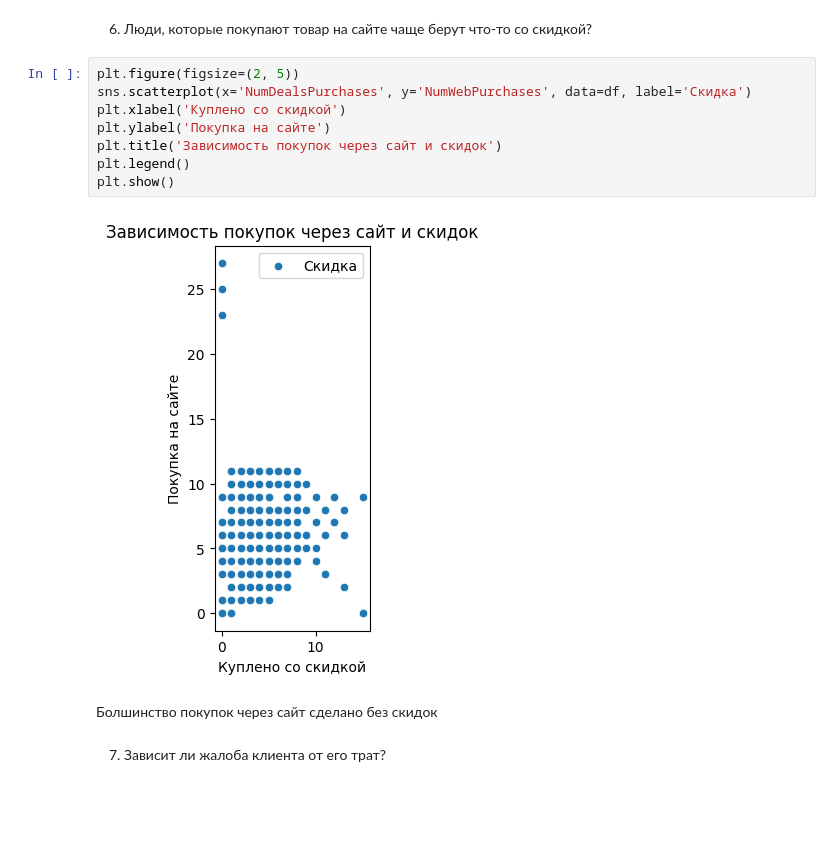
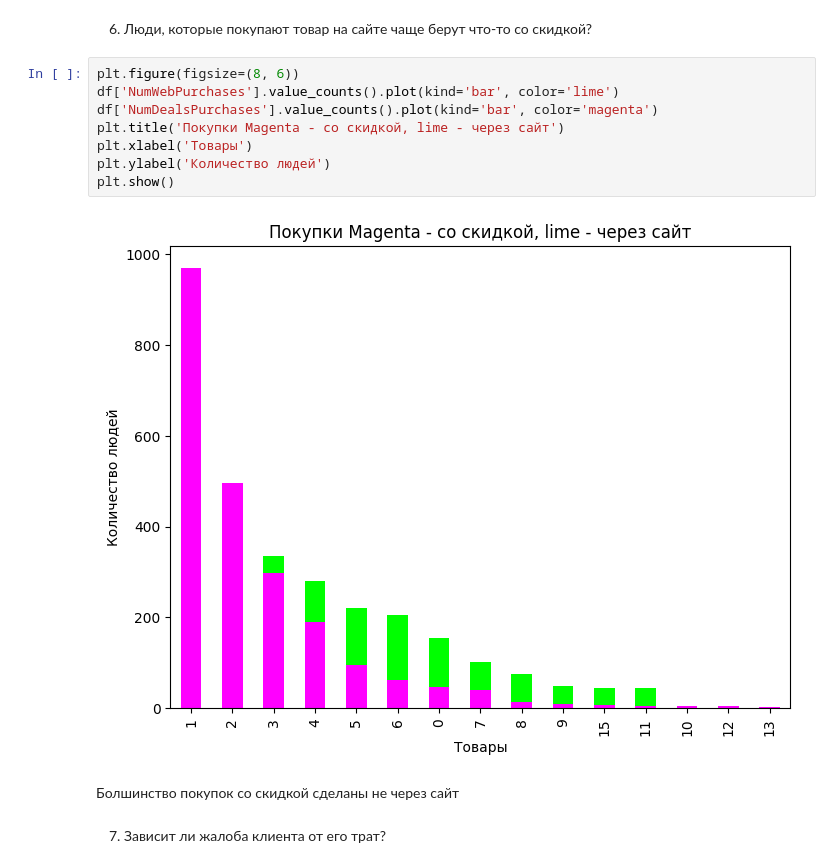
Before and after one commit to korsh624/DS, a Jupyter notebook: 1.9/HW_1RAZDEL_PRO_forstud.ipynb, the cells around one changed output. Drawn from its saved outputs; the diff is of its cells as text; blank space fills up the shorter version.

```diff
--- a/1.9/HW_1RAZDEL_PRO_forstud.ipynb
+++ b/1.9/HW_1RAZDEL_PRO_forstud.ipynb
@@ -402,17 +400,17 @@ plt.show()
 # %% [markdown]
 6. Люди, которые покупают товар на сайте чаще берут что-то со скидкой?
 # %%
-plt.figure(figsize=(2, 5))
-sns.scatterplot(x='NumDealsPurchases', y='NumWebPurchases', data=df, label='Скидка')
-plt.xlabel('Куплено со скидкой')
-plt.ylabel('Покупка на сайте')
-plt.title('Зависимость покупок через сайт и скидок')
-plt.legend()
+plt.figure(figsize=(8, 6))
+df['NumWebPurchases'].value_counts().plot(kind='bar', color='lime')
+df['NumDealsPurchases'].value_counts().plot(kind='bar', color='magenta')
+plt.title('Покупки Magenta - со скидкой, lime - через сайт')
+plt.xlabel('Товары')
+plt.ylabel('Количество людей')
 plt.show()
 # %% [output]
-[figure, old version]
+[figure, new version]
 # %% [markdown]
-Болшинство покупок через сайт сделано без скидок
+Болшинство покупок со скидкой сделаны не через сайт
 # %% [markdown]
 7. Зависит ли жалоба клиента от его трат?
 # %%
```
Also changed, not shown: parts of 4 cells of this notebook.
